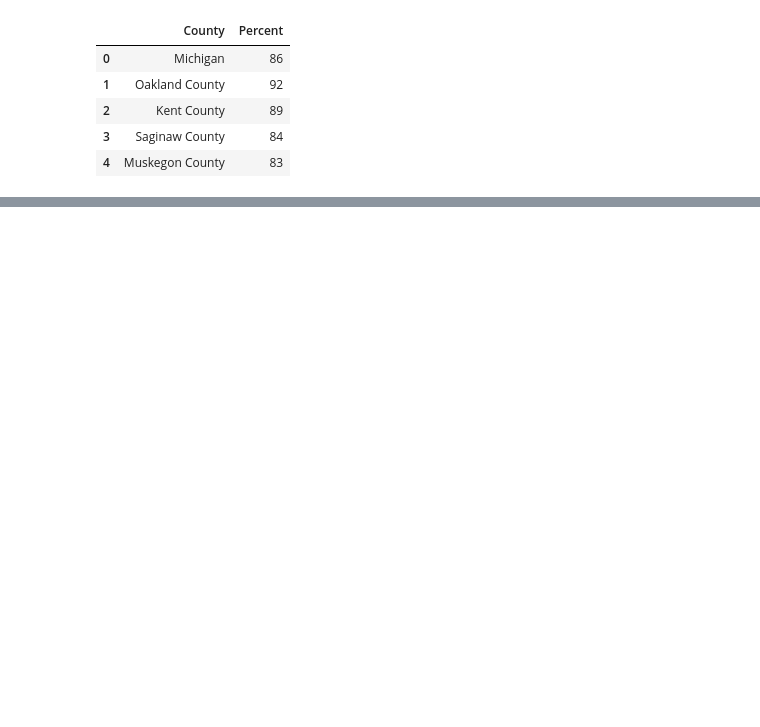
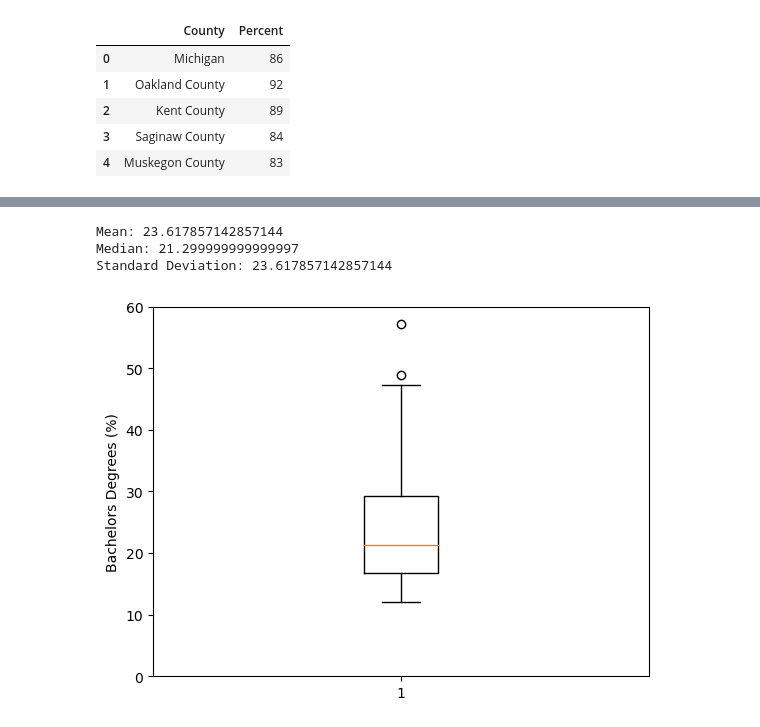
Before and after one commit to DaSamboni/project1_group3, a Jupyter notebook: MainProject.ipynb, the cells around one changed output, grey strips where cells are left out. Saved outputs shown, nothing was run; the diff lists cells and outputs as text; code cells hidden in the pictures; blank space fills up the shorter version.

```diff
--- a/MainProject.ipynb
+++ b/MainProject.ipynb
@@ -599,0 +700,18 @@ plt.show
+# %%
+bach_mean = np.mean(bachelors_df['Value (Percent)'])
+bach_std = np.mean(bachelors_df['Value (Percent)'])
+bach_median = np.median(bachelors_df['Value (Percent)'])
+
+plt.boxplot(bachelors_df['Value (Percent)'])
+plt.ylim(0, 60)
+plt.ylabel("Bachelors Degrees (%)")
+plt.title("")
+plt.show
+print(f"Mean: {bach_mean}")
+print(f"Median: {bach_median}")
+print(f"Standard Deviation: {bach_std}")
+# %% [output]
+Mean: 23.617857142857144
+Median: 21.299999999999997
+Standard Deviation: 23.617857142857144
+[figure, added]
```
Also changed, not shown: parts of 12 cells of this notebook, 2 other files.
